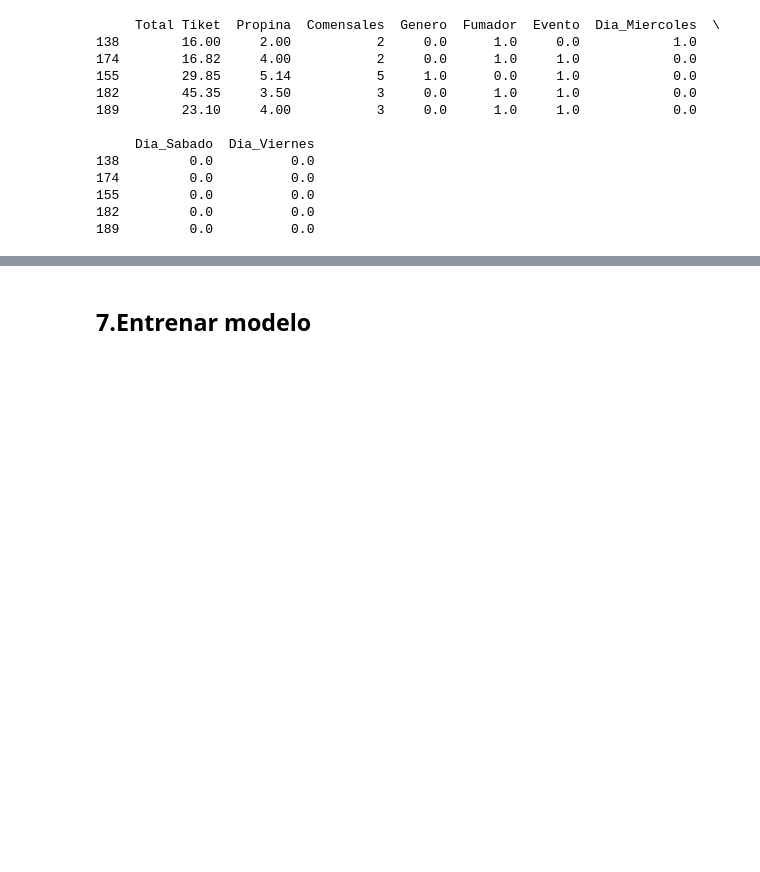
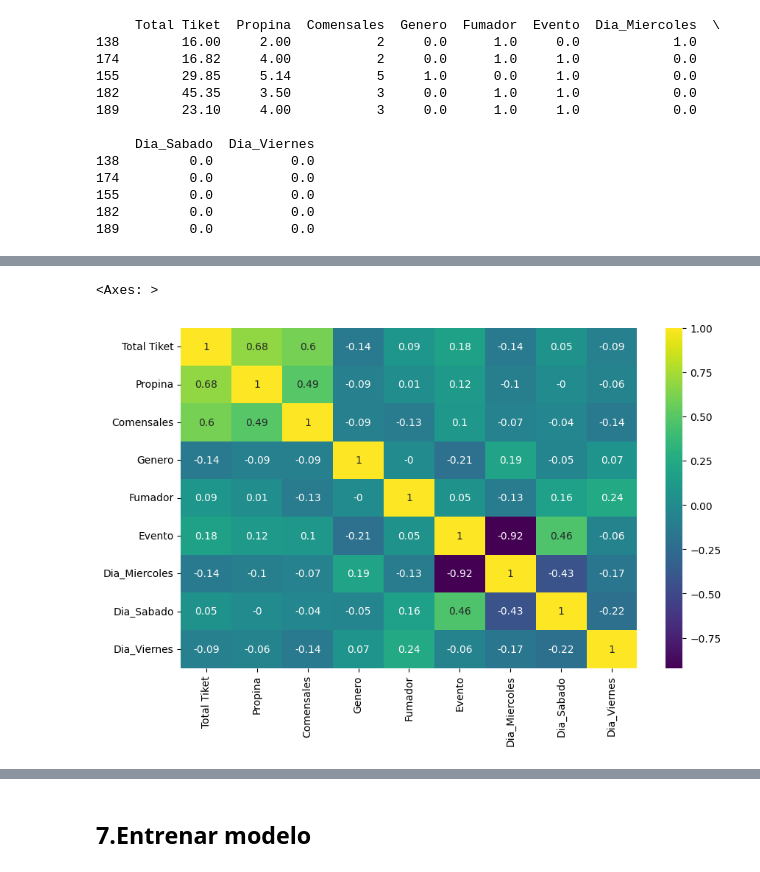
Before and after one commit to MarcoCasSir/LaboratorioDataScience, a Jupyter notebook: act3/tips_marco_casati.ipynb, the cells around one changed output, grey strips where cells are left out. Drawn from its saved outputs; the diff is of its cells as text; code cells hidden in the pictures; blank space fills up the shorter version.

```diff
--- a/act3/tips_marco_casati.ipynb
+++ b/act3/tips_marco_casati.ipynb
@@ -945,0 +955,5 @@ print(df_modelo_scikit.sample(5))
+# %%
+sns.heatmap(df_modelo_scikit.corr(numeric_only=True).round(2), annot=True, cmap='viridis' )
+# %% [output]
+<Axes: >
+[figure, added]
```
Also changed, not shown: parts of 31 cells of this notebook.
